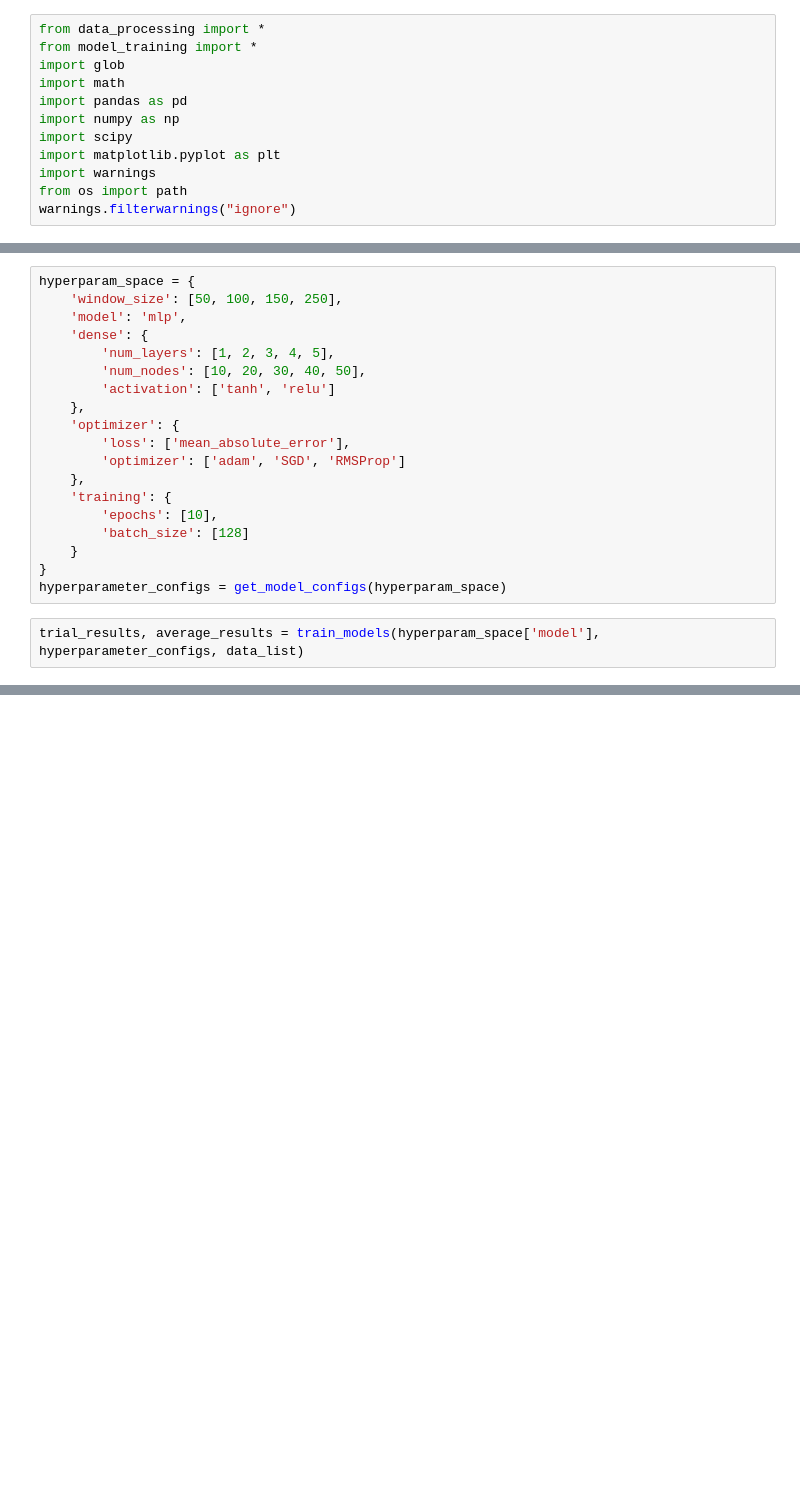
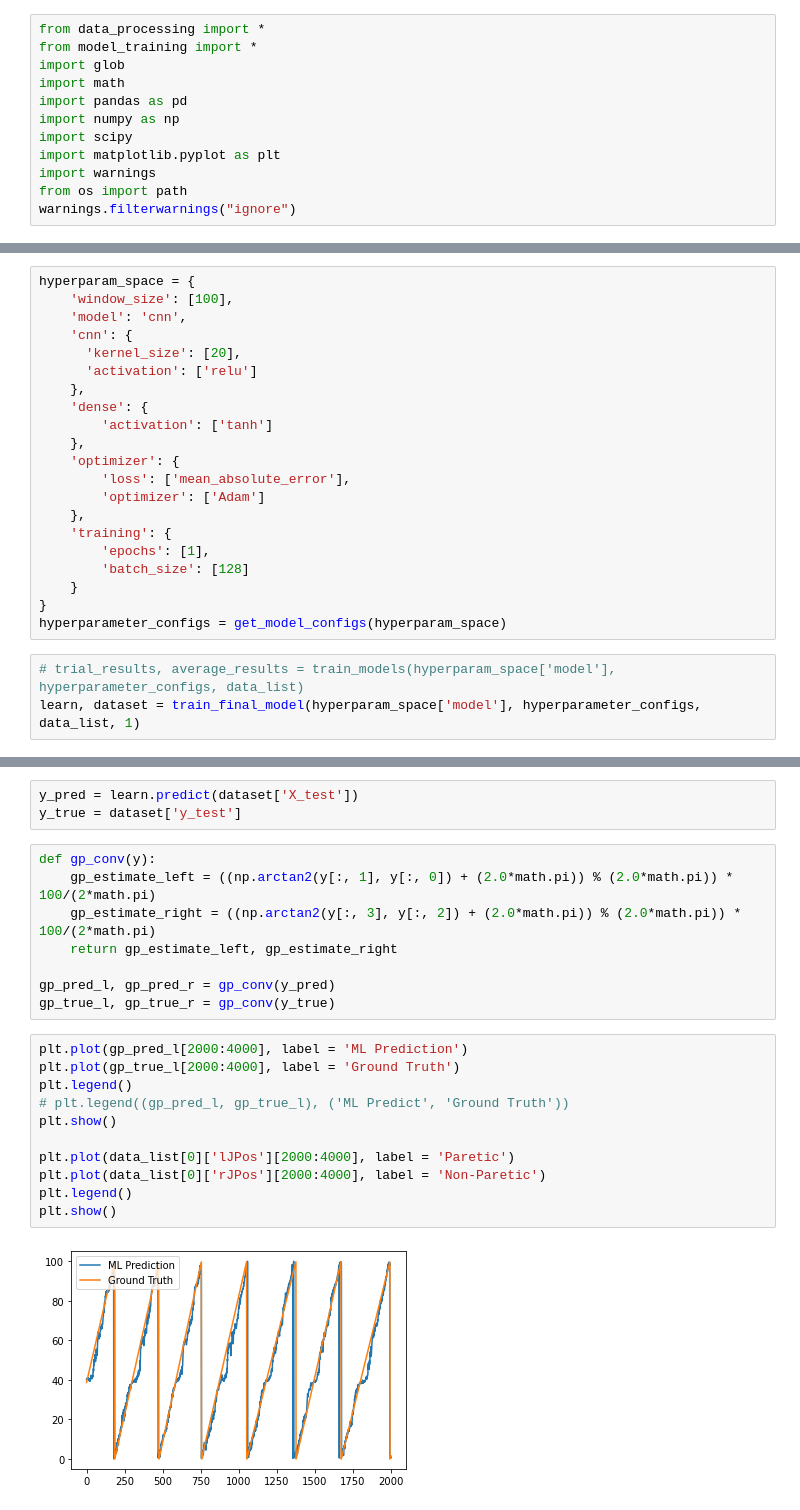
Before and after one commit to inseungkang/HipExo_GaitPhaseEstimation, a Jupyter notebook: Process Data.ipynb, the cells around one changed output, grey strips where cells are left out. Saved outputs shown, nothing was run; the diff lists cells and outputs as text; blank space fills up the shorter version.

```diff
--- a/Process Data.ipynb
+++ b/Process Data.ipynb
@@ -37,22 +65,25 @@ data_list = label_data(data_all)
 # %%
 hyperparam_space = {
-    'window_size': [50, 100, 150, 250],
-    'model': 'mlp',
+    'window_size': [100],
+    'model': 'cnn',
+    'cnn': {
+      'kernel_size': [20],
+      'activation': ['relu']
+    },
     'dense': {
-        'num_layers': [1, 2, 3, 4, 5],
-        'num_nodes': [10, 20, 30, 40, 50],
-        'activation': ['tanh', 'relu']
+        'activation': ['tanh']
     },
     'optimizer': {
         'loss': ['mean_absolute_error'],
-        'optimizer': ['adam', 'SGD', 'RMSProp']
+        'optimizer': ['Adam']
     },
     'training': {
-        'epochs': [10],
+        'epochs': [1],
         'batch_size': [128]
     }
 }
 hyperparameter_configs = get_model_configs(hyperparam_space)
 # %%
-trial_results, average_results = train_models(hyperparam_space['model'], hyperparameter_configs, data_list)
+# trial_results, average_results = train_models(hyperparam_space['model'], hyperparameter_configs, data_list)
+learn, dataset = train_final_model(hyperparam_space['model'], hyperparameter_configs, data_list, 1)
 # %% [output]
@@ -80,0 +130,24 @@ display(average_results)
+# %%
+y_pred = learn.predict(dataset['X_test'])
+y_true = dataset['y_test']
+# %%
+def gp_conv(y):
+    gp_estimate_left = ((np.arctan2(y[:, 1], y[:, 0]) + (2.0*math.pi)) % (2.0*math.pi)) * 100/(2*math.pi)
+    gp_estimate_right = ((np.arctan2(y[:, 3], y[:, 2]) + (2.0*math.pi)) % (2.0*math.pi)) * 100/(2*math.pi)
+    return gp_estimate_left, gp_estimate_right
+
+gp_pred_l, gp_pred_r = gp_conv(y_pred)
+gp_true_l, gp_true_r = gp_conv(y_true)
+# %%
+plt.plot(gp_pred_l[2000:4000], label = 'ML Prediction')
+plt.plot(gp_true_l[2000:4000], label = 'Ground Truth')
+plt.legend()
+# plt.legend((gp_pred_l, gp_true_l), ('ML Predict', 'Ground Truth'))
+plt.show()
+
+plt.plot(data_list[0]['lJPos'][2000:4000], label = 'Paretic')
+plt.plot(data_list[0]['rJPos'][2000:4000], label = 'Non-Paretic')
+plt.legend()
+plt.show()
+# %% [output]
+[figure, added]
```
Also changed, not shown: parts of 9 cells of this notebook, 4 other files.
